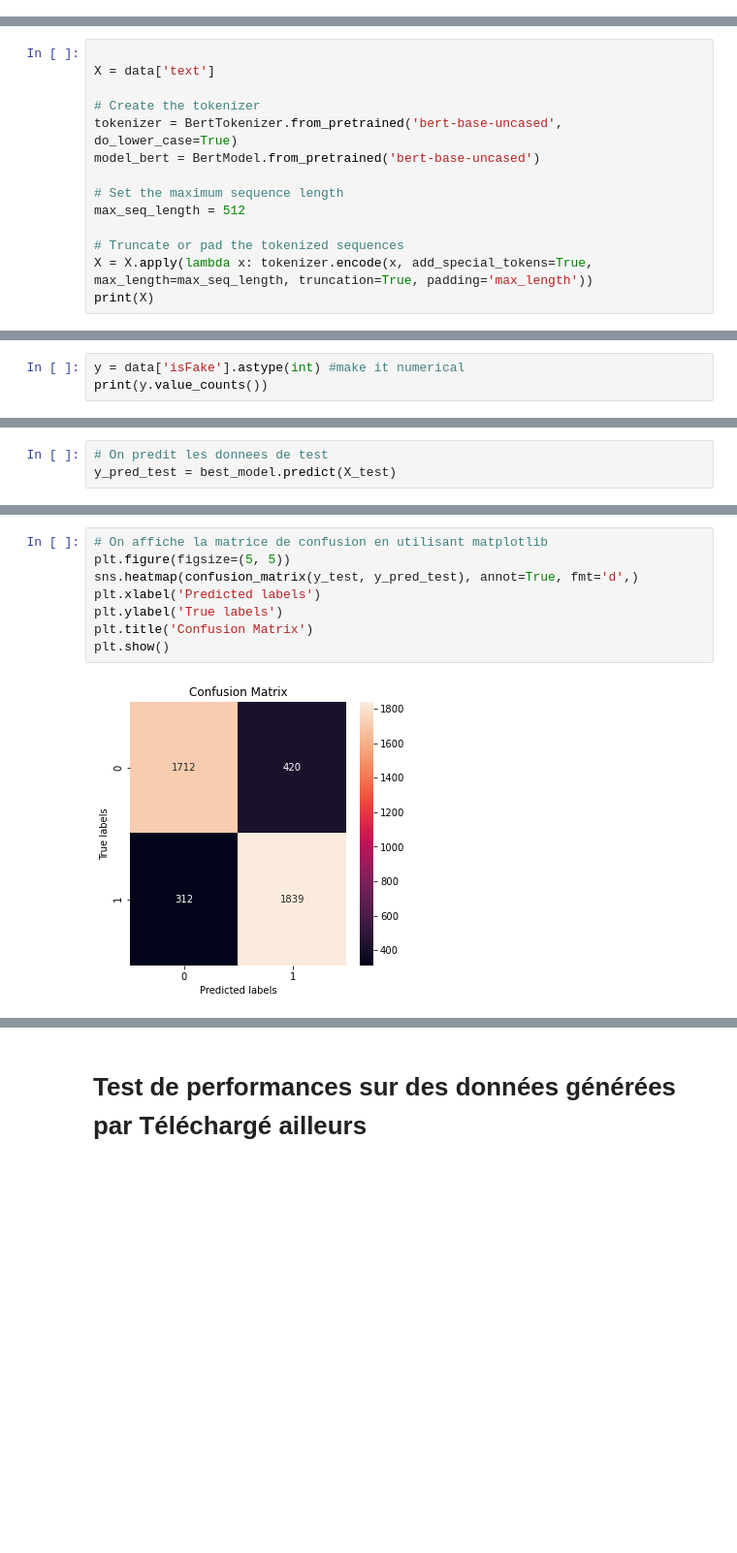
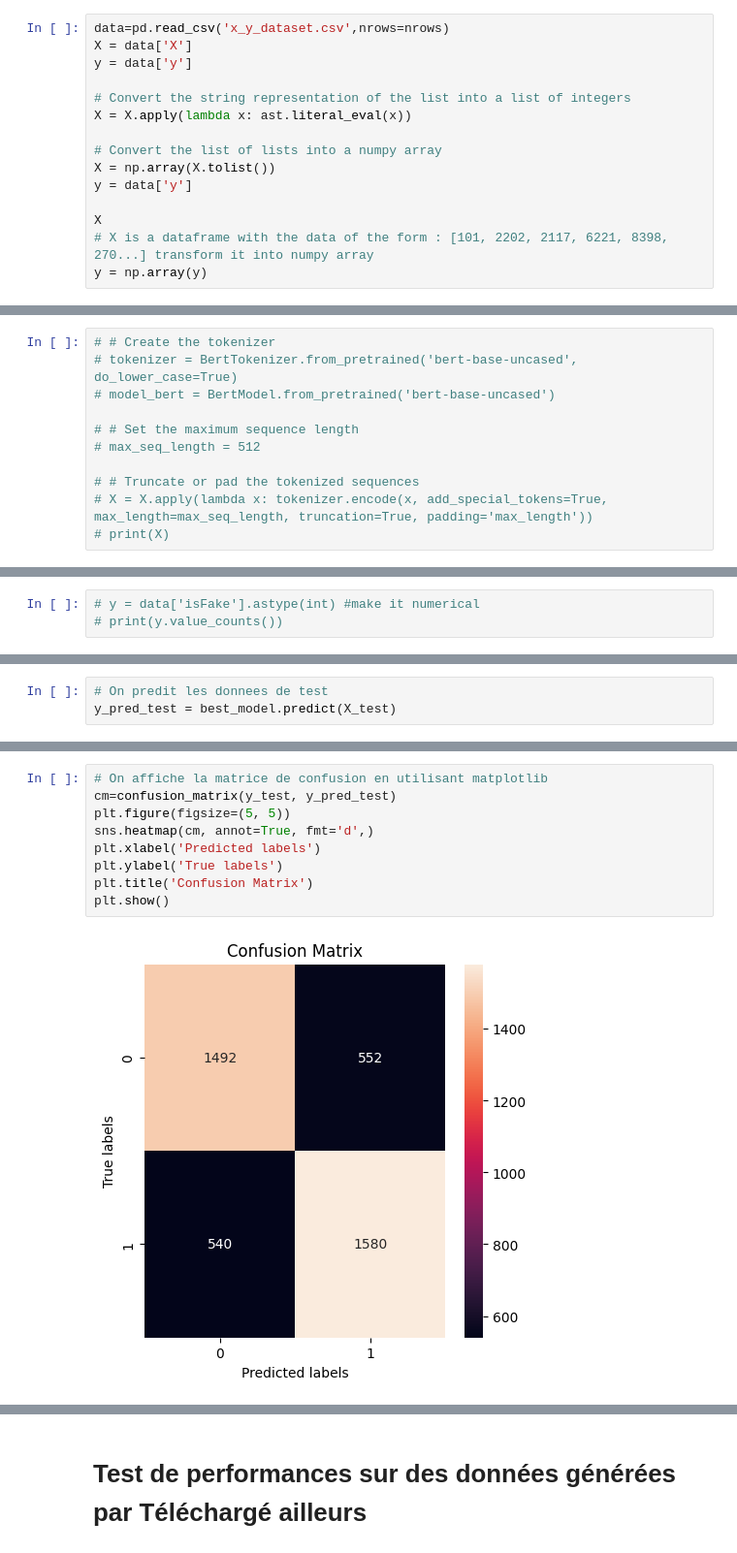
Before and after one commit to BatataNatna/Deep_Fake_project_2024, a Jupyter notebook: model_logistic_regression-BERT.ipynb, the cells around one changed output, grey strips where cells are left out. Shown at 97% size. Saved outputs shown, nothing was run; the diff lists cells and outputs as text; blank space fills up the shorter version.

Commit message:
model run with cleaned Data.

```diff
--- a/model_logistic_regression-BERT.ipynb
+++ b/model_logistic_regression-BERT.ipynb
@@ -28,3 +29,18 @@ print(data.shape)
+# %%
+data=pd.read_csv('x_y_dataset.csv',nrows=nrows)
+X = data['X']
+y = data['y']
+
+# Convert the string representation of the list into a list of integers
+X = X.apply(lambda x: ast.literal_eval(x))
+
+# Convert the list of lists into a numpy array
+X = np.array(X.tolist())
+y = data['y']
+
+X
+# X is a dataframe with the data of the form : [101, 2202, 2117, 6221, 8398, 270...] transform it into numpy array
+y = np.array(y)
 # %% [markdown]
 ## Modification du text en données numériques. (BERT)
 Nous partons du principe que les données ont étés clean et que nous pouvons nous concerntrer à créer un model.
@@ -33,14 +54,11 @@ Comme les informations principales pour définir des Fake news et des vrai news,
 # %%
+# # Create the tokenizer
+# tokenizer = BertTokenizer.from_pretrained('bert-base-uncased', do_lower_case=True)
+# model_bert = BertModel.from_pretrained('bert-base-uncased')
 
-X = data['text']
+# # Set the maximum sequence length
+# max_seq_length = 512
 
-# Create the tokenizer
-tokenizer = BertTokenizer.from_pretrained('bert-base-uncased', do_lower_case=True)
-model_bert = BertModel.from_pretrained('bert-base-uncased')
-
-# Set the maximum sequence length
-max_seq_length = 512
-
-# Truncate or pad the tokenized sequences
-X = X.apply(lambda x: tokenizer.encode(x, add_special_tokens=True, max_length=max_seq_length, truncation=True, padding='max_length'))
-print(X)
+# # Truncate or pad the tokenized sequences
+# X = X.apply(lambda x: tokenizer.encode(x, add_special_tokens=True, max_length=max_seq_length, truncation=True, padding='max_length'))
+# print(X)
@@ -60,3 +65,3 @@ Name: text, Length: 42834, dtype: object
 # %%
-y = data['isFake'].astype(int) #make it numerical
-print(y.value_counts())
+# y = data['isFake'].astype(int) #make it numerical
+# print(y.value_counts())
@@ -258,13 +267,14 @@ weighted avg       0.84      0.84      0.84      4284
 # %%
 # On affiche la matrice de confusion en utilisant matplotlib
+cm=confusion_matrix(y_test, y_pred_test)
 plt.figure(figsize=(5, 5))
-sns.heatmap(confusion_matrix(y_test, y_pred_test), annot=True, fmt='d',)
+sns.heatmap(cm, annot=True, fmt='d',)
 plt.xlabel('Predicted labels')
 plt.ylabel('True labels')
 plt.title('Confusion Matrix')
 plt.show()
 # %% [output]
-[figure, old version]
+[figure, new version]
 # %%
 #we print the percentage of True Positive, True Negative, False Positive and False Negative
 tn, fp, fn, tp = cm.ravel()
```
Also changed, not shown: parts of 22 cells of this notebook, 3 other files.
